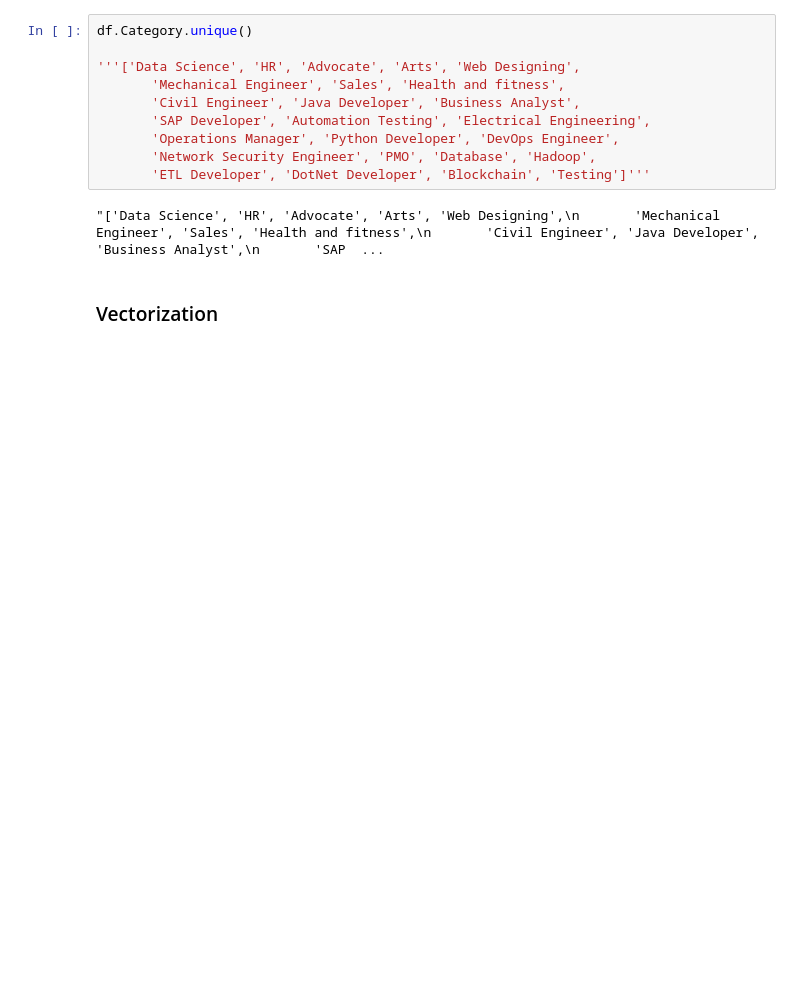
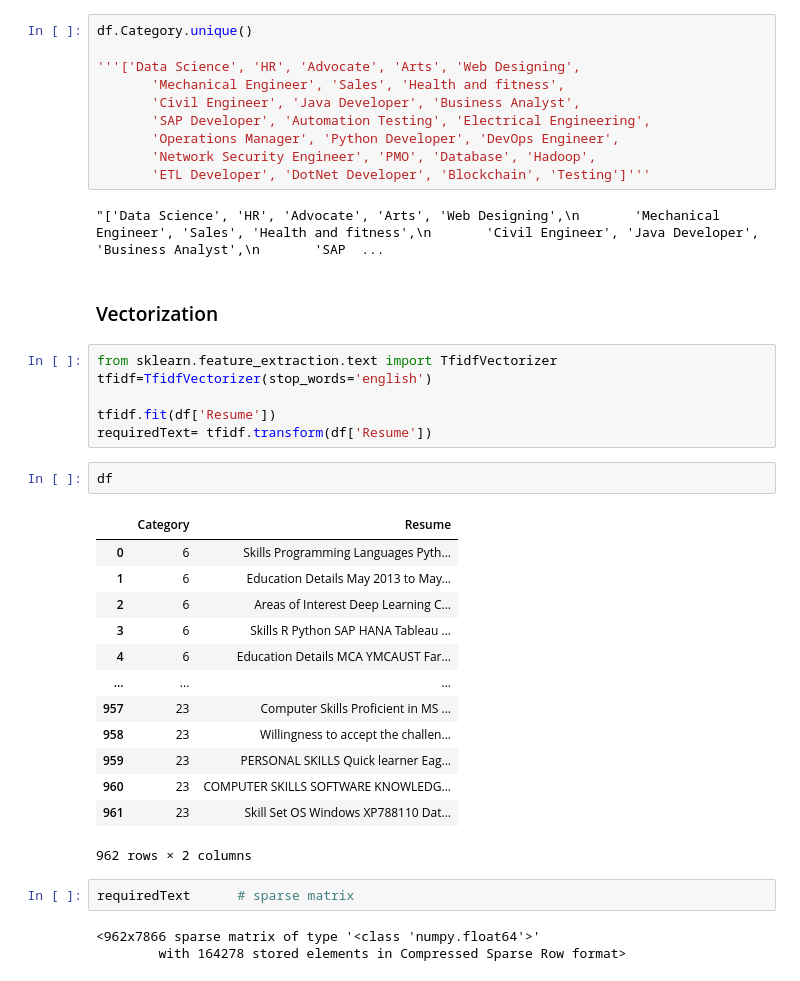
Before and after one commit to Kahkashan2708/-Resume-Analyser-Application-using-NLP-, a Jupyter notebook: Resume_Screening.ipynb, the cells around one changed output. Saved outputs shown, nothing was run; the diff lists cells and outputs as text; blank space fills up the shorter version.

```diff
--- a/Resume_Screening.ipynb
+++ b/Resume_Screening.ipynb
@@ -143,3 +143,30 @@ df.Category.unique()
 "['Data Science', 'HR', 'Advocate', 'Arts', 'Web Designing',\n       'Mechanical Engineer', 'Sales', 'Health and fitness',\n       'Civil Engineer', 'Java Developer', 'Business Analyst',\n       'SAP  ...
 # %% [markdown]
 ### Vectorization
+# %%
+from sklearn.feature_extraction.text import TfidfVectorizer
+tfidf=TfidfVectorizer(stop_words='english')
+
+tfidf.fit(df['Resume'])
+requiredText= tfidf.transform(df['Resume'])
+# %%
+df
+# %% [output]
+|  | Category | Resume |
+| 0 | 6 | Skills Programming Languages Pyth... |
+| 1 | 6 | Education Details May 2013 to May... |
+| 2 | 6 | Areas of Interest Deep Learning C... |
+| 3 | 6 | Skills R Python SAP HANA Tableau ... |
+| 4 | 6 | Education Details MCA YMCAUST Far... |
+| ... | ... | ... |
+| 957 | 23 | Computer Skills Proficient in MS ... |
+| 958 | 23 | Willingness to accept the challen... |
+| 959 | 23 | PERSONAL SKILLS Quick learner Eag... |
+| 960 | 23 | COMPUTER SKILLS SOFTWARE KNOWLEDG... |
+| 961 | 23 | Skill Set OS Windows XP788110 Dat... |
+962 rows × 2 columns
+# %%
+requiredText      # sparse matrix
+# %% [output]
+<962x7866 sparse matrix of type '<class 'numpy.float64'>'
+        with 164278 stored elements in Compressed Sparse Row format>
```
